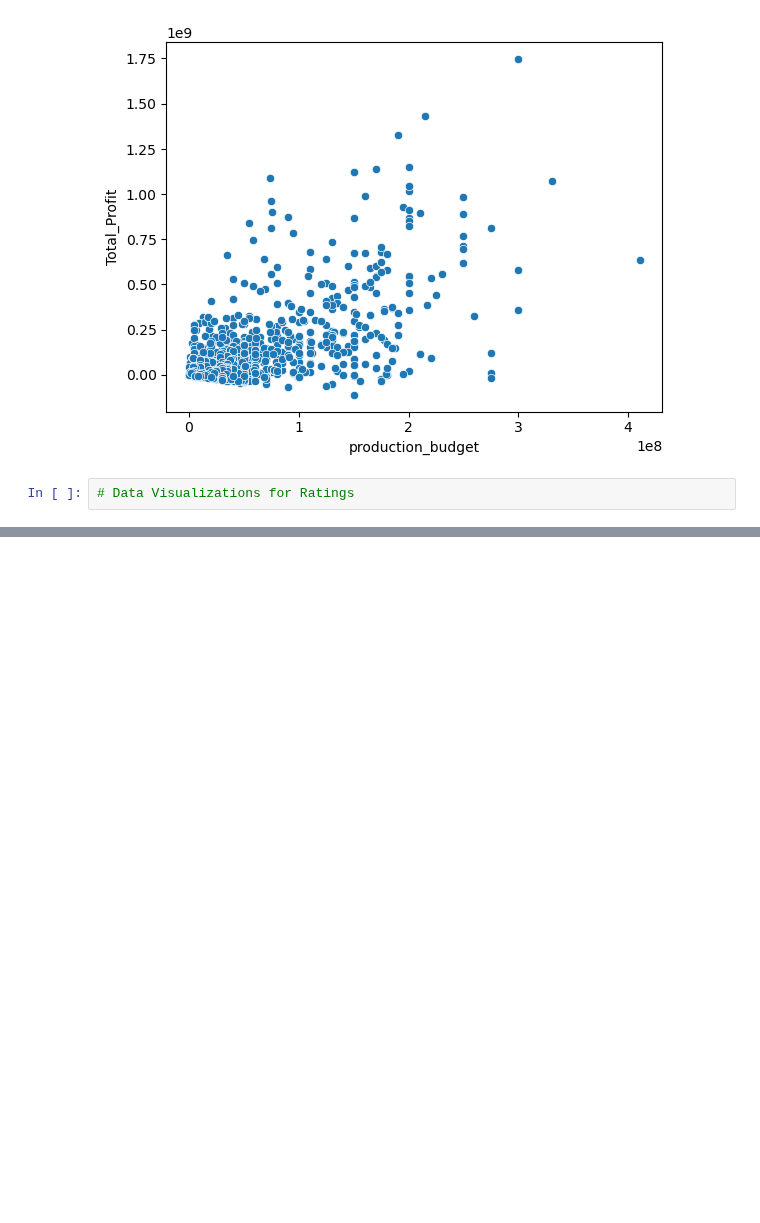
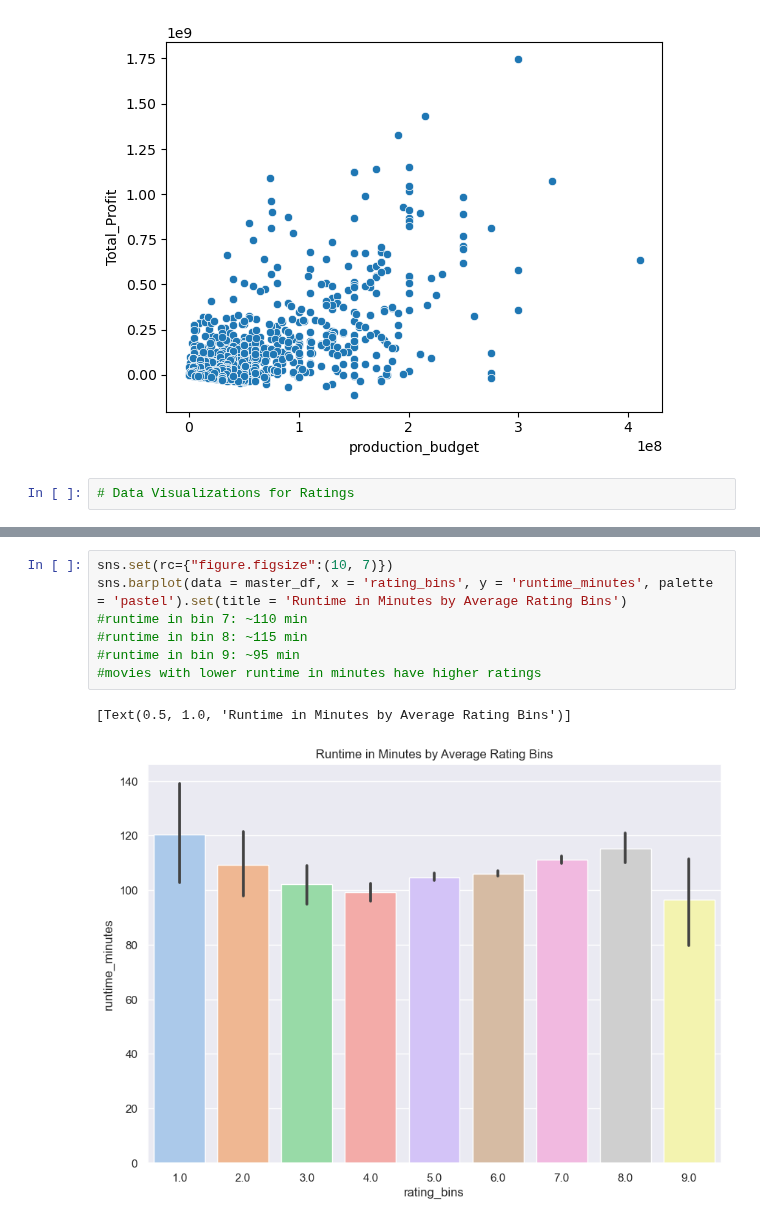
Before and after one commit to jacrivera/AI-Academy-Semester-1-Capstone-Group-5, a Jupyter notebook: Final-Workbook.ipynb, the cells around one changed output, grey strips where cells are left out. Saved outputs shown, nothing was run; the diff lists cells and outputs as text; blank space fills up the shorter version.

```diff
--- a/Final-Workbook.ipynb
+++ b/Final-Workbook.ipynb
@@ -298,0 +330,10 @@ data=master_df);
+# %%
+sns.set(rc={"figure.figsize":(10, 7)})
+sns.barplot(data = master_df, x = 'rating_bins', y = 'runtime_minutes', palette = 'pastel').set(title = 'Runtime in Minutes by Average Rating Bins')
+#runtime in bin 7: ~110 min
+#runtime in bin 8: ~115 min
+#runtime in bin 9: ~95 min
+#movies with lower runtime in minutes have higher ratings
+# %% [output]
+[Text(0.5, 1.0, 'Runtime in Minutes by Average Rating Bins')]
+[figure, added]
```
Also changed, not shown: parts of 13 cells of this notebook.
